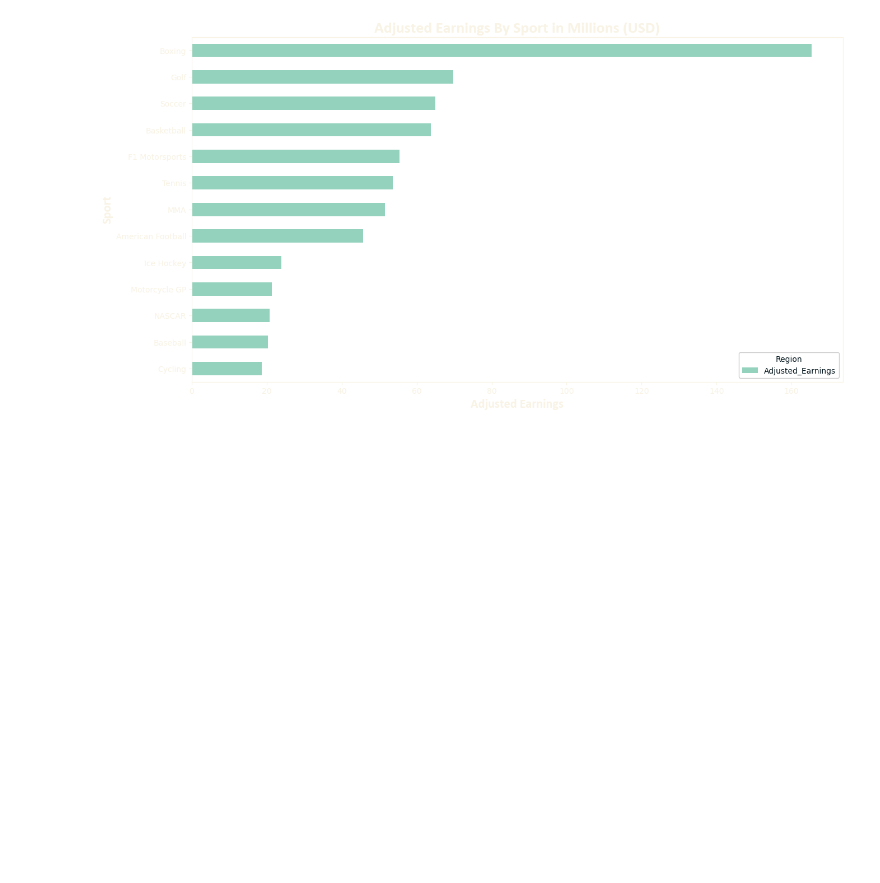
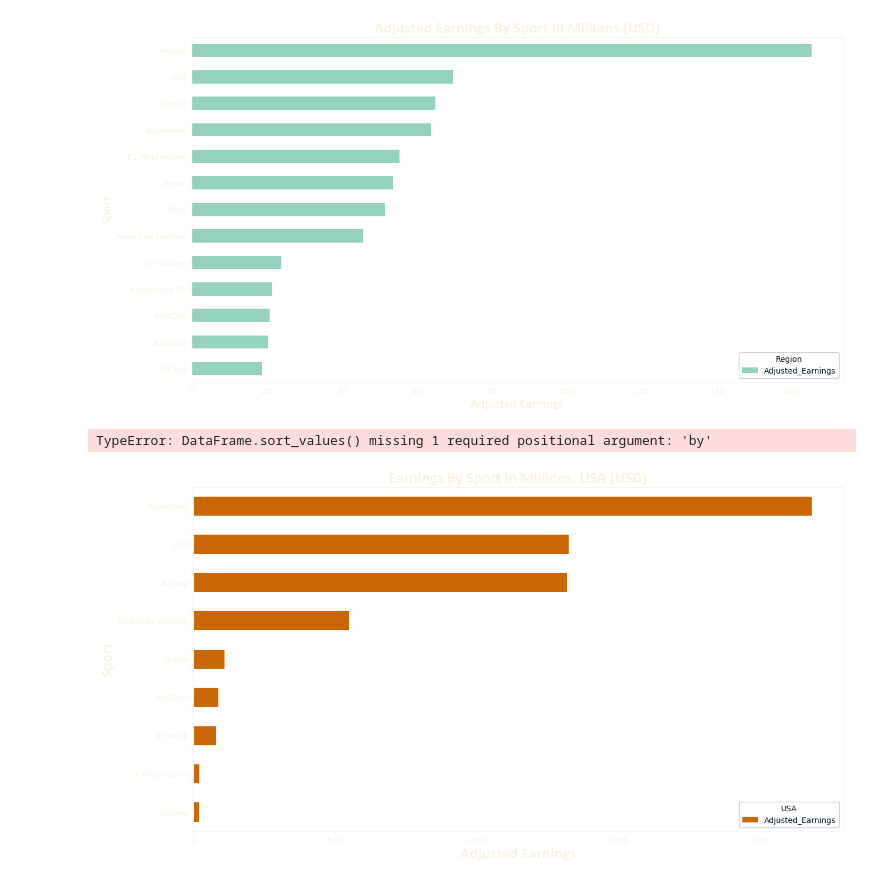
Before and after one commit to cisnerosjp/SMU-Project1-HighestPaidAthletes, a Jupyter notebook: AthletePay_adjusted_2.ipynb, the cells around one changed output. Saved outputs shown, nothing was run; the diff lists cells and outputs as text; code cells hidden in the pictures; blank space fills up the shorter version.

```diff
--- a/AthletePay_adjusted_2.ipynb
+++ b/AthletePay_adjusted_2.ipynb
@@ -689,3 +701,57 @@ plt.savefig("Adjusted Earnings By Sport")
 plt.show()
 # %% [output]
 [figure]
+# %%
+world_ = adjusted_df.loc[adjusted_df.Nationality != "USA"]
+world_pay = world_.groupby("Sport").Adjusted_Earnings.sum().sort_values(ascending = True).reset_index()
+
+#world_pay
+
+plt.rcParams['text.color'] = light_color
+plt.rcParams['axes.labelcolor'] = light_color
+plt.rcParams['xtick.color'] = light_color
+plt.rcParams['ytick.color'] = light_color
+plt.rcParams['axes.edgecolor'] = light_color
+plt.rcParams['savefig.transparent'] = True
+plt.rcParams['legend.labelcolor'] = dark_color
+plt.rcParams['legend.framealpha'] = 1
+
+world_pay.sort_values(inplace=True, ascending = True)
+
+world_pay.plot(color="#94D2BD",kind="bar",stacked=True,figsize=[15,8])
+
+plt.title("Highest Earning Sports World in Millions (USD)", fontweight='bold', fontname = "Calibri", fontsize = 20)
+plt.xlabel("Sport", fontname = "Calibri", fontsize = 16, fontweight = "bold")
+plt.ylabel("Adjusted Earnings", fontname = "Calibri", fontsize = 16, fontweight = "bold")
+legend = plt.legend(title = "Region")
+plt.setp(legend.get_title(), color=dark_color)
+
+plt.savefig("Highest Earning Sport World")
+plt.show()
+# %% [output]
+TypeError: DataFrame.sort_values() missing 1 required positional argument: 'by'
+# %%
+usa_ = adjusted_df.loc[adjusted_df.Nationality == "USA"]
+usa_pay = usa_.groupby("Sport").Adjusted_Earnings.sum().sort_values(ascending = True).reset_index()
+
+#usa_pay
+
+plt.rcParams['text.color'] = light_color
+plt.rcParams['axes.labelcolor'] = light_color
+plt.rcParams['xtick.color'] = light_color
+plt.rcParams['ytick.color'] = light_color
+plt.rcParams['axes.edgecolor'] = light_color
+plt.rcParams['savefig.transparent'] = True
+plt.rcParams['legend.labelcolor'] = dark_color
+plt.rcParams['legend.framealpha'] = 1
+
+usa_pay.plot(title="Earnings By Sport in Millions, USA (USD)", x="Sport",y="Adjusted_Earnings",kind="barh",color="#CA6702", figsize=[15,8])
+plt.title("Earnings By Sport in Millions, USA (USD)", fontweight='bold', fontname = "Calibri", fontsize = 20)
+plt.xlabel("Adjusted Earnings", fontname = "Calibri", fontsize = 20, fontweight = "bold")
+plt.ylabel("Sport", fontname = "Calibri", fontsize = 20, fontweight = "bold")
+legend = plt.legend(title = "USA")
+plt.setp(legend.get_title(), color=dark_color)
+plt.savefig("Earnings By Sport USA in Millions")
+plt.show()
+# %% [output]
+[figure, added]
```
Also changed, not shown: parts of 3 cells of this notebook, 2 other files.
